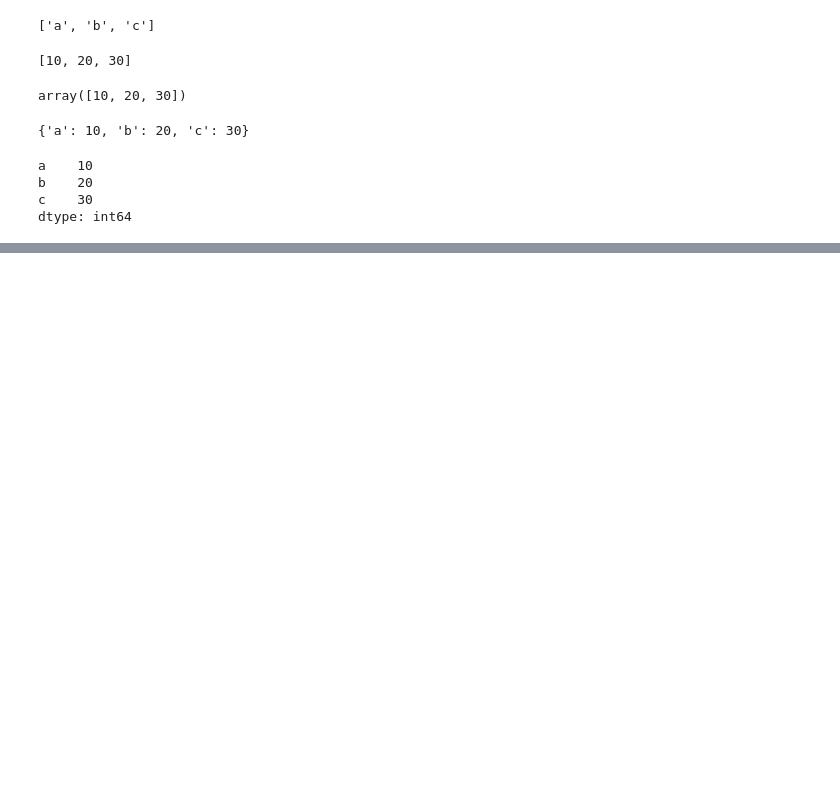
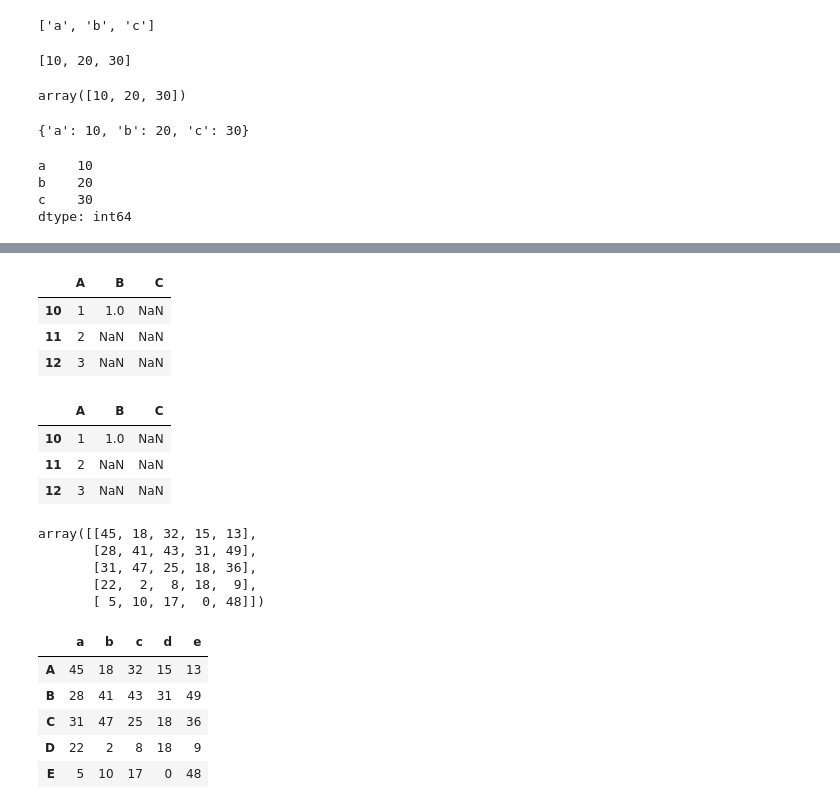
Before and after one commit to Sabari2810/Python-for-DataScience, a Jupyter notebook: Pandas for Data Analysis.ipynb, the cells around one changed output, grey strips where cells are left out. Saved outputs shown, nothing was run; the diff lists cells and outputs as text; code cells hidden in the pictures; blank space fills up the shorter version.

```diff
--- a/Pandas for Data Analysis.ipynb
+++ b/Pandas for Data Analysis.ipynb
@@ -31,0 +290,35 @@ dtype: int64
+# %%
+df
+# %% [output]
+|  | A | B | C |
+| 10 | 1 | 1.0 | NaN |
+| 11 | 2 | NaN | NaN |
+| 12 | 3 | NaN | NaN |
+# %%
+df.dropna(thresh=1)     # return a dataframe where the row has atleast 1 number value
+# %% [output]
+|  | A | B | C |
+| 10 | 1 | 1.0 | NaN |
+| 11 | 2 | NaN | NaN |
+| 12 | 3 | NaN | NaN |
+# %%
+data = np.random.randint(0,50,(5,5))
+# %%
+data
+# %% [output]
+array([[45, 18, 32, 15, 13],
+       [28, 41, 43, 31, 49],
+       [31, 47, 25, 18, 36],
+       [22,  2,  8, 18,  9],
+       [ 5, 10, 17,  0, 48]])
+# %%
+df = pd.DataFrame(data=data,index=['A','B','C','D','E'],columns=['a','b','c','d','e'])
+# %%
+df
+# %% [output]
+|  | a | b | c | d | e |
+| A | 45 | 18 | 32 | 15 | 13 |
+| B | 28 | 41 | 43 | 31 | 49 |
+| C | 31 | 47 | 25 | 18 | 36 |
+| D | 22 | 2 | 8 | 18 | 9 |
+| E | 5 | 10 | 17 | 0 | 48 |
```
Also changed, not shown: parts of 47 cells of this notebook, 5 other files.
